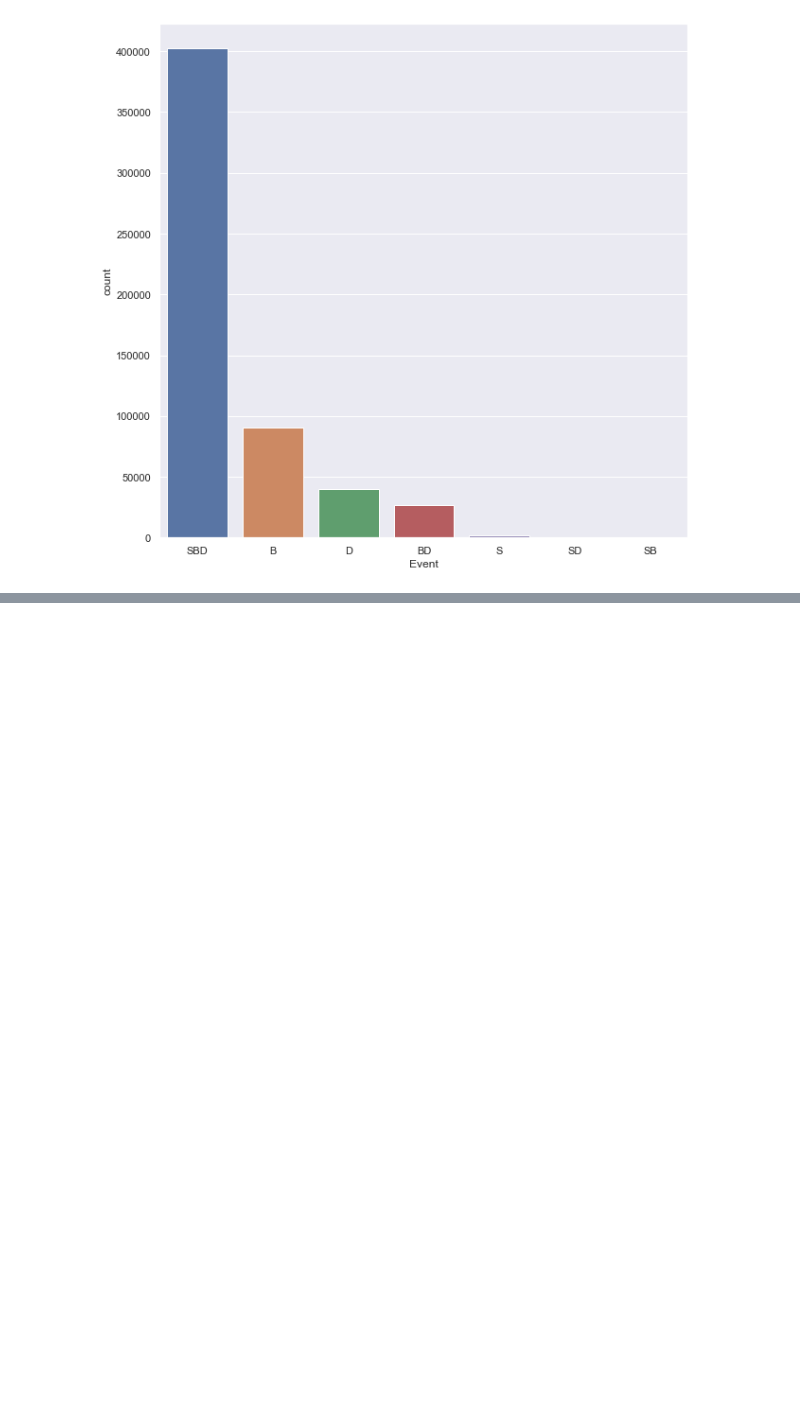
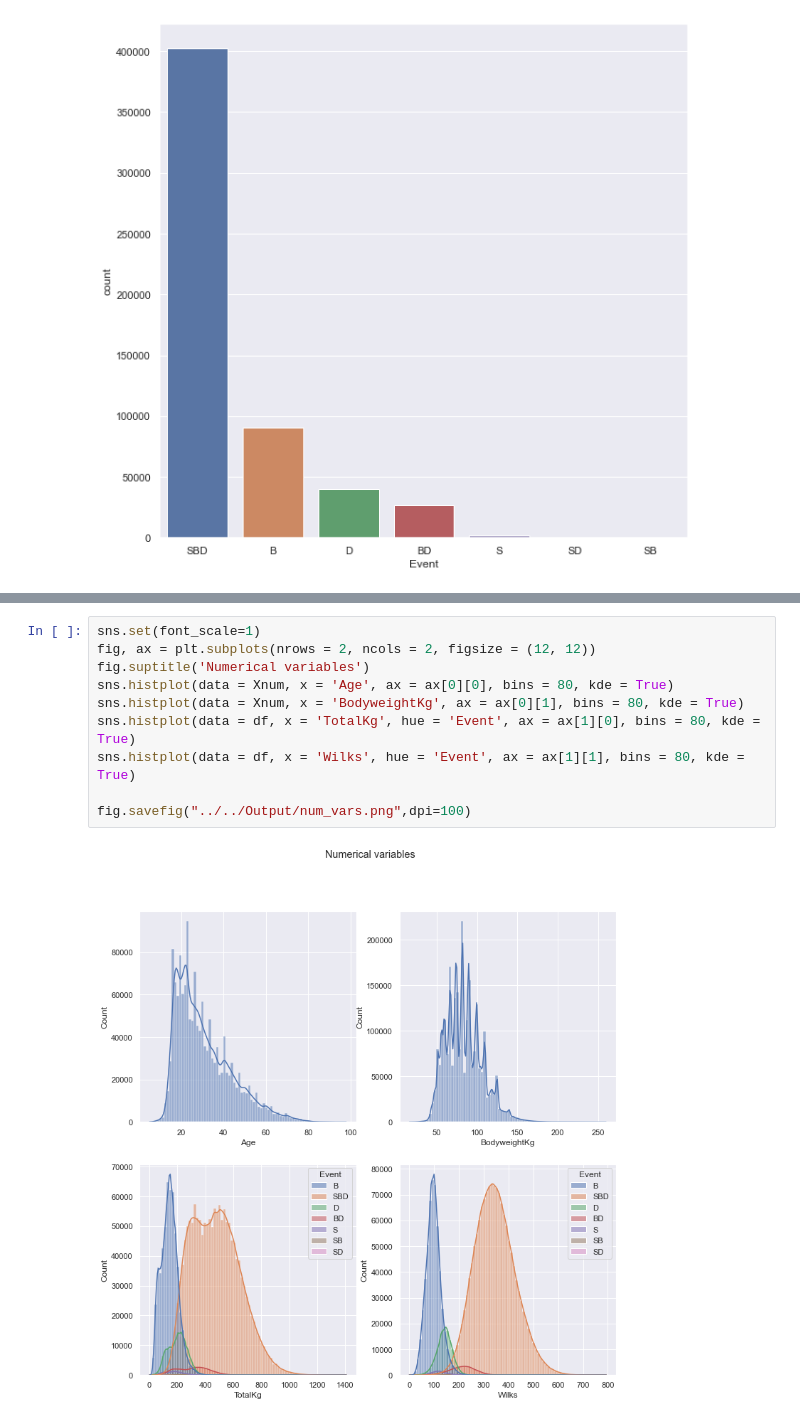
Before and after one commit to JosephAaron3/Powerlifting-Performance, a Jupyter notebook: Code/EDA/OP_EDA.ipynb, the cells around one changed output, grey strips where cells are left out. Drawn from its saved outputs; the diff is of its cells as text; blank space fills up the shorter version.

```diff
--- a/Code/EDA/OP_EDA.ipynb
+++ b/Code/EDA/OP_EDA.ipynb
@@ -340,0 +387,12 @@ KeyboardInterrupt:
+# %%
+sns.set(font_scale=1)
+fig, ax = plt.subplots(nrows = 2, ncols = 2, figsize = (12, 12))
+fig.suptitle('Numerical variables')
+sns.histplot(data = Xnum, x = 'Age', ax = ax[0][0], bins = 80, kde = True)
+sns.histplot(data = Xnum, x = 'BodyweightKg', ax = ax[0][1], bins = 80, kde = True)
+sns.histplot(data = df, x = 'TotalKg', hue = 'Event', ax = ax[1][0], bins = 80, kde = True)
+sns.histplot(data = df, x = 'Wilks', hue = 'Event', ax = ax[1][1], bins = 80, kde = True)
+
+fig.savefig("../../Output/num_vars.png",dpi=100)
+# %% [output]
+[figure, added]
```
Also changed, not shown: parts of 7 cells of this notebook, 5 other files.
